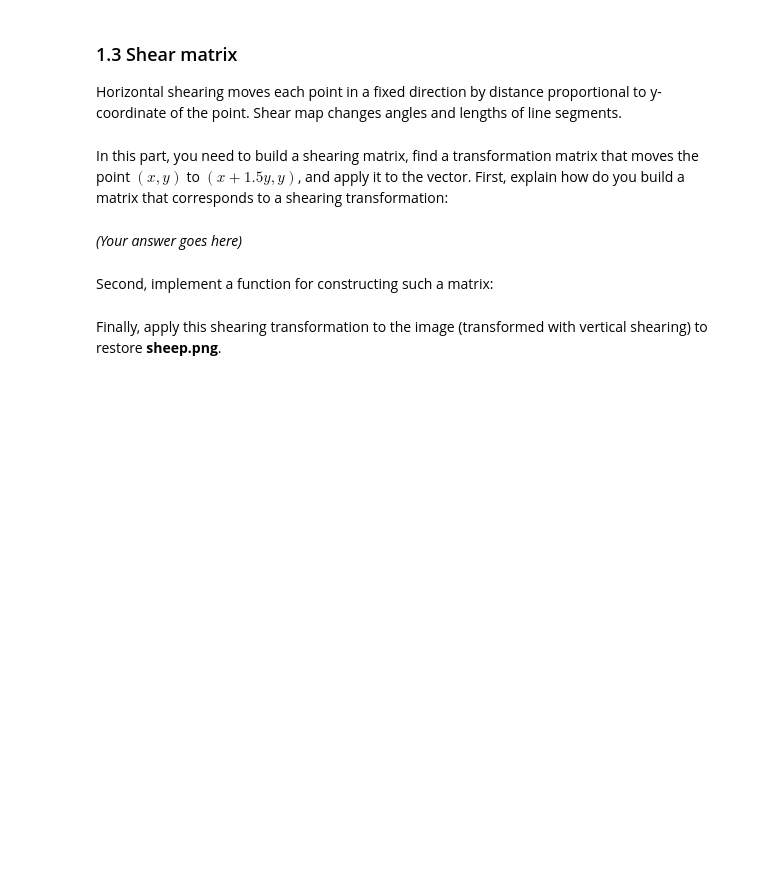
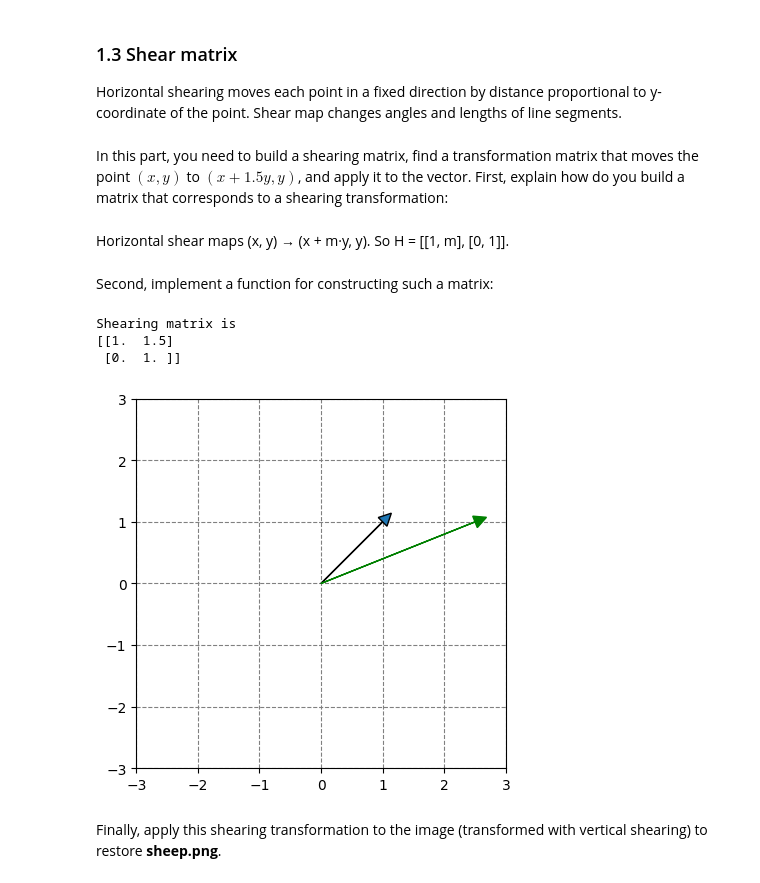
Before and after one commit to MariiaHamanuk/Lalab1, a Jupyter notebook: LA_Lab_1_template_2026.ipynb, the cells around one changed output. Cells and saved outputs as stored; diff of their text form; code cells hidden in the pictures; blank space fills up the shorter version.

```diff
--- a/LA_Lab_1_template_2026.ipynb
+++ b/LA_Lab_1_template_2026.ipynb
@@ -183,40 +179,47 @@ cv2_imshow(restored_img)
 Horizontal shearing moves each point in a fixed direction by distance proportional to y-coordinate of the point. Shear map changes angles and lengths of line segments.
 # %% [markdown]
 In this part, you need to build a shearing matrix, find a transformation matrix that moves the point $(x, y)$ to $(x+1.5y, y)$, and apply it to the vector. First, explain how do you build a matrix that corresponds to a shearing transformation:
-# %% [markdown]
-*(Your answer goes here)*
+# %% [markdown]
+Horizontal shear maps (x, y) → (x + m·y, y). So H = [[1, m], [0, 1]].
 # %% [markdown]
 Second, implement a function for constructing such a matrix:
 # %%
 ##### YOUR CODE STARTS #####
 def get_horizontal_shear_matrix(factor):
-  return ...
+    return np.array([[1, factor],
+                     [0, 1]], dtype=np.float64)
 
-M3 = ...
+M3 = get_horizontal_shear_matrix(1.5)
 ##### YOUR CODE ENDS #####
 print("Shearing matrix is")
 print(M3)
+# %% [output]
+Shearing matrix is
+[[1.  1.5]
+ [0.  1. ]]
 # %%
 # Apply shearing to the vector AB1 to achieve vector AB2
 
 ##### YOUR CODE STARTS #####
-A = ...
+A  = np.array([0, 0])
 B1 = np.array([1, 1])
-B2 = ...
+B2 = M3 @ B1   # → [2.5, 1]
 ##### YOUR CODE ENDS #####
 
 ax = plt.axes()
 
 ax.arrow(A[0], A[1], B1[0], B1[1], head_width=0.2, head_length=0.2)
 ax.arrow(A[0], A[1], B2[0], B2[1], head_width=0.2, head_length=0.2, color='green')
 plt.ylim(-3,3)
 plt.xlim(-3,3)
 
 ax.set_axisbelow(True)
 plt.grid(color='gray', linestyle='dashed')
 plt.gca().set_aspect('equal', adjustable='box')
 
 plt.show()
+# %% [output]
+[figure, added]
 # %% [markdown]
 Finally, apply this shearing transformation to the image (transformed with vertical shearing) to restore **sheep.png**.
 # %%
```
Also changed, not shown: parts of 15 cells of this notebook.
